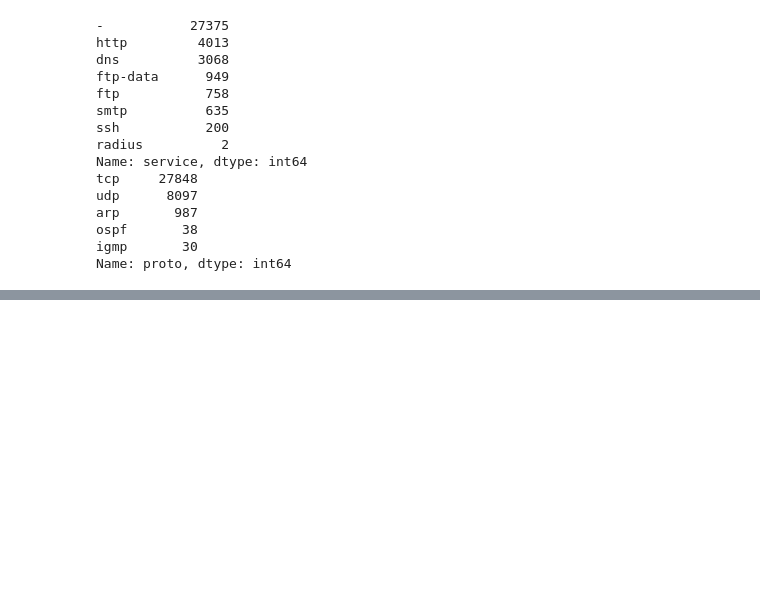
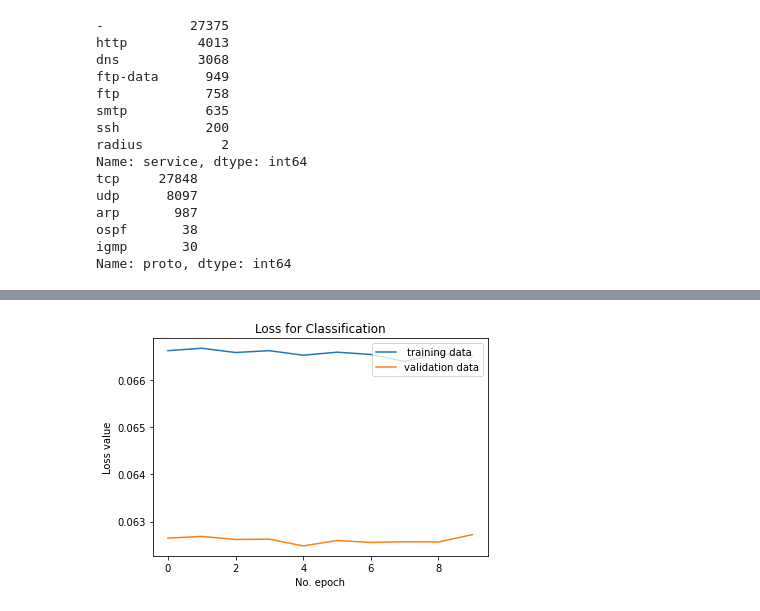
Before and after one commit to soujanyakd/Project_CNN_RNN, a Jupyter notebook: UNSW_CNN.ipynb, the cells around one changed output, grey strips where cells are left out. Saved outputs shown, nothing was run; the diff lists cells and outputs as text; code cells hidden in the pictures; blank space fills up the shorter version.

```diff
--- a/UNSW_CNN.ipynb
+++ b/UNSW_CNN.ipynb
@@ -239,7 +239,7 @@ tokenizer.fit_on_texts(train_data['attack_cat'].tolist())
 # %%
 X_train, X_valid, y_train, y_valid = train_test_split(train_data['attack_cat'].tolist(),\
                                                       train_data['attack_cat'].tolist(),\
-                                                      test_size=0.1,\
+                                                      test_size=0.2,\
                                                       stratify = train_data['attack_cat'].tolist(),\
                                                       random_state=0)
 print('Train data length:\n'+str(len(X_train)))
@@ -433,0 +434,10 @@ Epoch 10/10
+# %%
+plt.plot(history.history['loss'], label=' training data')
+plt.plot(history.history['val_loss'], label='validation data')
+plt.title('Loss for Classification')
+plt.ylabel('Loss value')
+plt.xlabel('No. epoch')
+plt.legend(loc="upper right")
+plt.show()
+# %% [output]
+[figure, added]
```
Also changed, not shown: parts of 13 cells of this notebook.
